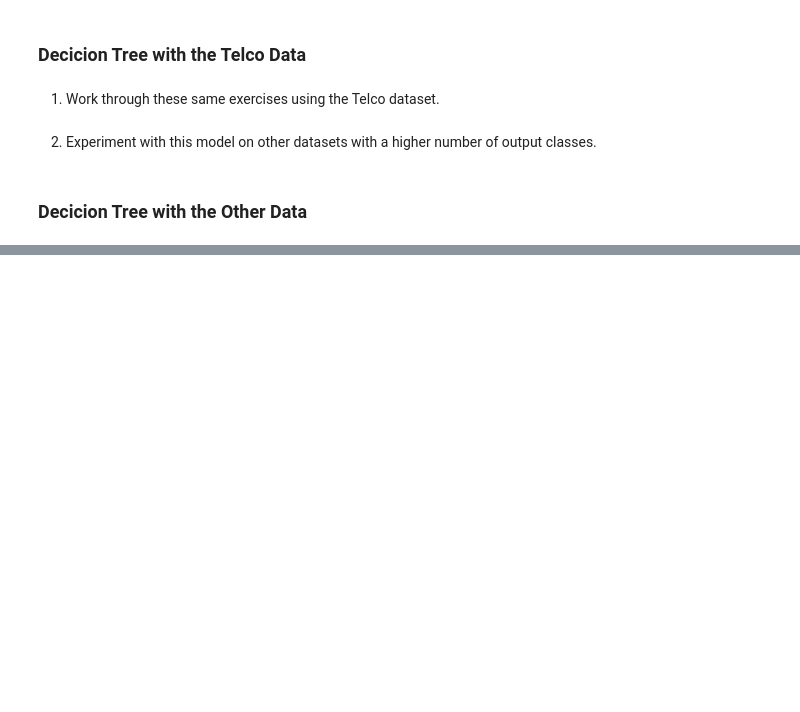
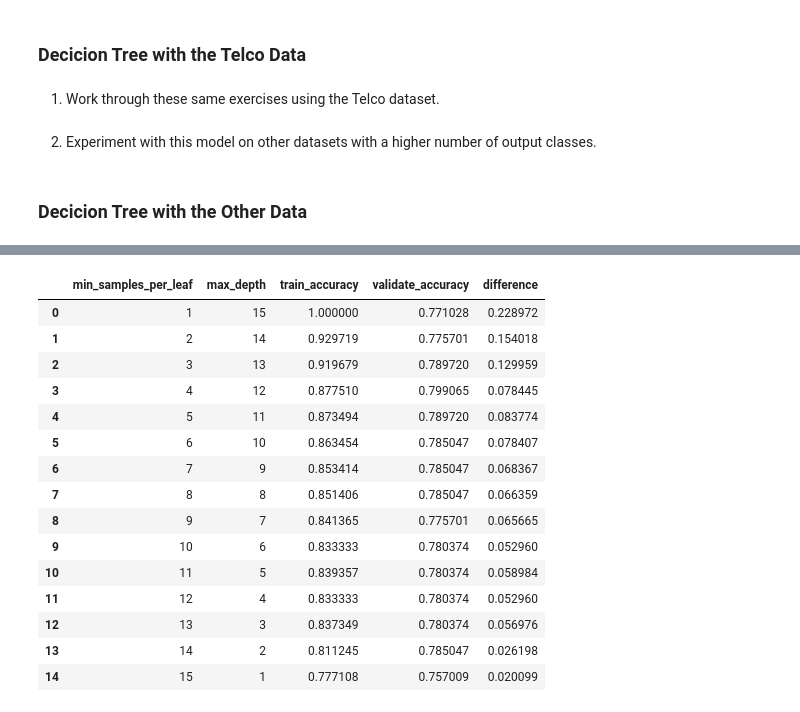
Before and after one commit to chloerwhitaker/classification-exercises, a Jupyter notebook: model.ipynb, the cells around one changed output, grey strips where cells are left out. Cells and saved outputs as stored; diff of their text form; code cells hidden in the pictures; blank space fills up the shorter version.

Commit message:
working on exexercises with Telco data & finished df

```diff
--- a/model.ipynb
+++ b/model.ipynb
@@ -255,10 +258,10 @@ for i in range(2, 11):
 
     # Use the model
     # We'll evaluate the model's performance on train, first
-    y_predictions = tree.predict(X_train)
+    y_pred = tree.predict(X_train)
 
     # Produce the classification report on the actual y values and this model's predicted y values
-    report = classification_report(y_train, y_predictions, output_dict=True)
+    report = classification_report(y_train, y_pred, output_dict=True)
     print(f"Tree with max depth of {i}")
     print(pd.DataFrame(report))
     print()
@@ -387,0 +399,3 @@ Answer: the model with a max depth of 3
+# %%
+# create model
+rf1_clf = RandomForestClassifier(max_depth=10, min_samples_leaf=1, random_state=123)
@@ -387,0 +406,2 @@ Answer: the model with a max depth of 3
+# %%
+rf1_clf.fit(X_train, y_train)
@@ -387,0 +415,3 @@ Answer: the model with a max depth of 3
+# %%
+y_pred = rf1_clf.predict(X_train)
+y_pred
@@ -387,0 +591,48 @@ Answer: the model with a max depth of 3
+# %%
+metrics = []
+max_depth = 16
+
+for i in range(1, max_depth):
+    # Create model
+    depth = max_depth - i
+    n = i
+    forest = RandomForestClassifier(max_depth=depth, min_samples_leaf=n, random_state=123)
+
+    # Fit the model (on train and only train)
+    forest = forest.fit(X_train, y_train)
+
+    # Use the model
+    # We'll evaluate the model's performance on train, first
+    in_sample_accuracy = forest.score(X_train, y_train)
+
+    out_of_sample_accuracy = forest.score(x_validate, y_validate)
+
+    output = {
+        "min_samples_per_leaf": n,
+        "max_depth": depth,
+        "train_accuracy": in_sample_accuracy,
+        "validate_accuracy": out_of_sample_accuracy
+    }
+
+    metrics.append(output)
+
+df = pd.DataFrame(metrics)
+df["difference"] = df.train_accuracy - df.validate_accuracy
+df
+# %% [output]
+|  | min_samples_per_leaf | max_depth | train_accuracy | validate_accuracy | difference |
+| 0 | 1 | 15 | 1.000000 | 0.771028 | 0.228972 |
+| 1 | 2 | 14 | 0.929719 | 0.775701 | 0.154018 |
+| 2 | 3 | 13 | 0.919679 | 0.789720 | 0.129959 |
+| 3 | 4 | 12 | 0.877510 | 0.799065 | 0.078445 |
+| 4 | 5 | 11 | 0.873494 | 0.789720 | 0.083774 |
+| 5 | 6 | 10 | 0.863454 | 0.785047 | 0.078407 |
+| 6 | 7 | 9 | 0.853414 | 0.785047 | 0.068367 |
+| 7 | 8 | 8 | 0.851406 | 0.785047 | 0.066359 |
+| 8 | 9 | 7 | 0.841365 | 0.775701 | 0.065665 |
+| 9 | 10 | 6 | 0.833333 | 0.780374 | 0.052960 |
+| 10 | 11 | 5 | 0.839357 | 0.780374 | 0.058984 |
+| 11 | 12 | 4 | 0.833333 | 0.780374 | 0.052960 |
+| 12 | 13 | 3 | 0.837349 | 0.780374 | 0.056976 |
+| 13 | 14 | 2 | 0.811245 | 0.785047 | 0.026198 |
+| 14 | 15 | 1 | 0.777108 | 0.757009 | 0.020099 |
```
Also changed, not shown: parts of 27 cells of this notebook.
